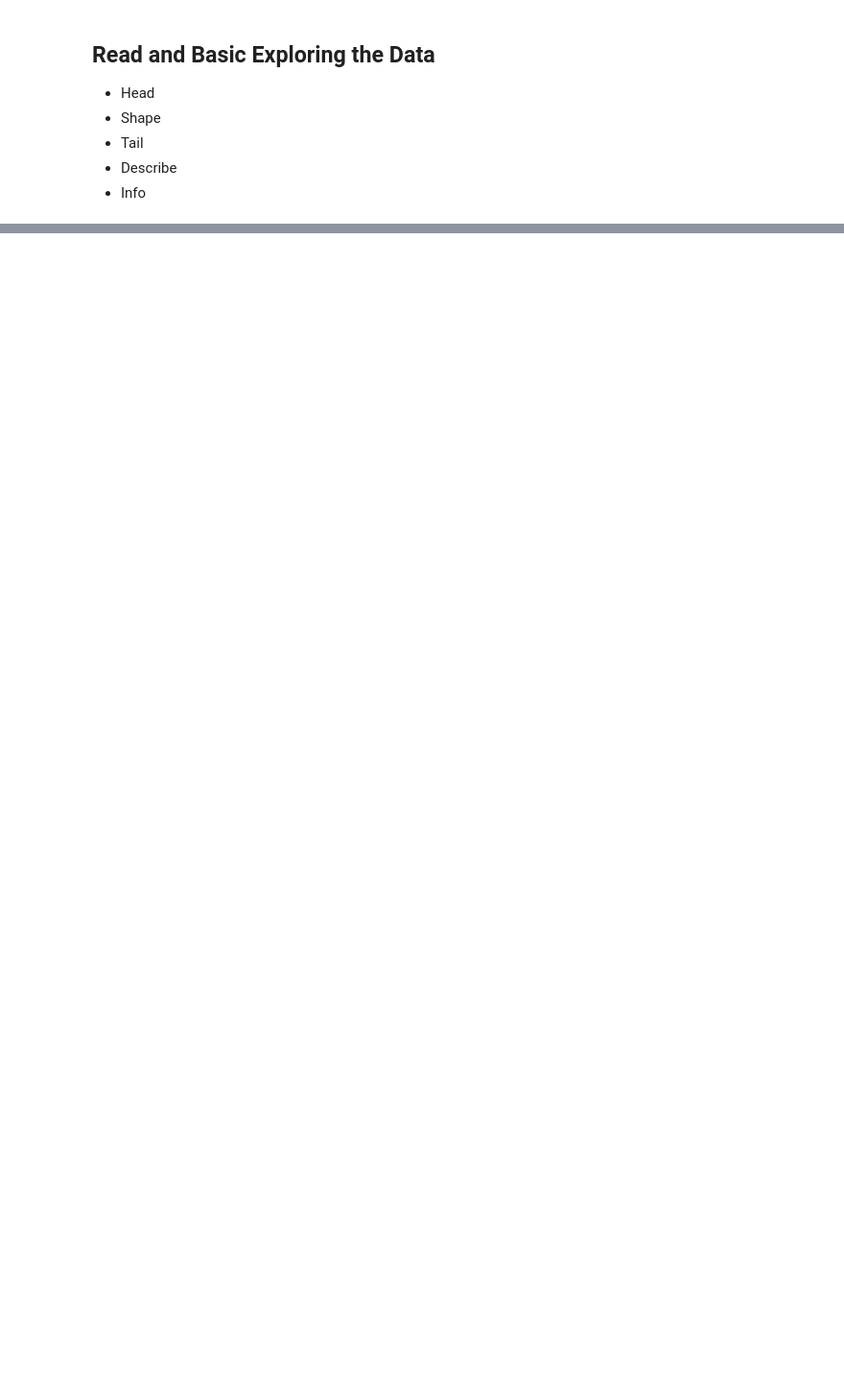
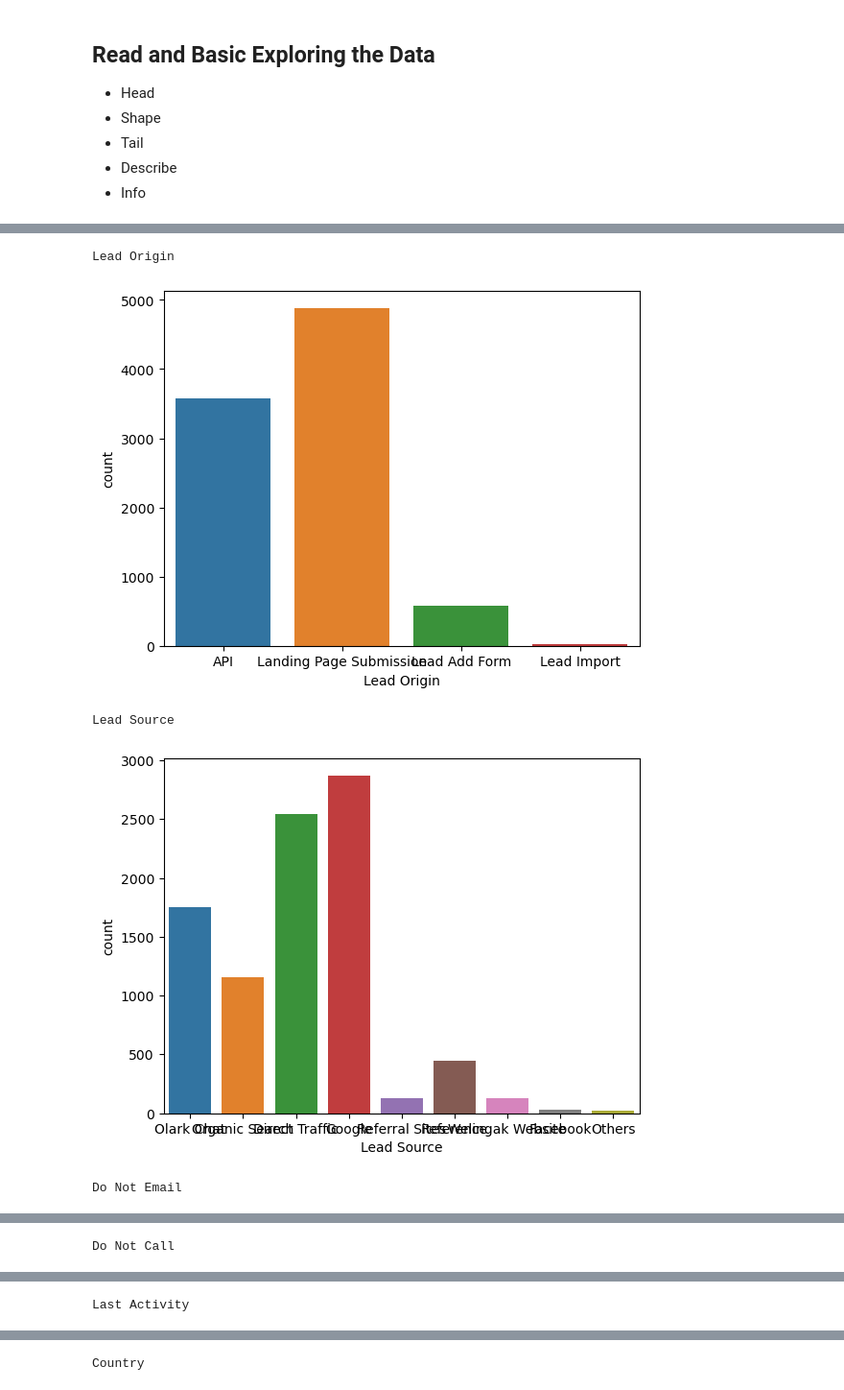
Before and after one commit to Asceticadarsh/lead_scoring_case_study, a Jupyter notebook: lead_scoring_case_study.ipynb, the cells around one changed output, grey strips where cells are left out. Shown at 96% size. Saved outputs shown, nothing was run; the diff lists cells and outputs as text; code cells hidden in the pictures; blank space fills up the shorter version.

```diff
--- a/lead_scoring_case_study.ipynb
+++ b/lead_scoring_case_study.ipynb
@@ -52,0 +469,3 @@ data.tail()
+# %%
+# Droping "Lead Number" it is irrelevent
+df = df.drop(["Lead Number"],axis=1)
@@ -52,0 +493,3 @@ data.tail()
+# %%
+# Fixing two "google"
+df["Lead Source"] = df["Lead Source"].replace("google","Google")
@@ -52,0 +516,6 @@ data.tail()
+# %%
+# Moving values less than 10 to "others"
+others_lead_source = ["bing","Click2call","Social Media","Live Chat","Press_Release","Pay per Click Ads"
+                     ,"blog","WeLearn","welearnblog_Home","youtubechannel","testone","NC_EDM"]
+
+df["Lead Source"] = df["Lead Source"].replace(others_lead_source,"Others")
@@ -52,0 +541,13 @@ data.tail()
+# %%
+# First Creating continues and Categorical Cols list
+cat_cols = list(df.select_dtypes(include="object").columns) # Category list
+
+
+cont_cols = [ col for col in df.columns if col not in cat_cols] # Continues list
+target = df["Converted"]
+
+cat_cols.remove("Prospect ID")  # remove prospect id
+
+print(f"Total Columns: {len(df.columns)}\n"
+      f"Total Category Columns: {len(cat_cols)}\n"
+     f"Total Continues Columns: {len(cont_cols)}")
@@ -52,0 +558,12 @@ data.tail()
+# %%
+# vilualizing category columns
+for i in cat_cols:
+    print(i)
+    sns.countplot(x=df[i])
+    plt.show()
+# %% [output]
+Lead Origin
+[figure, added]
+Lead Source
+[figure, added]
+Do Not Email
@@ -52,0 +571 @@ data.tail()
+Do Not Call
@@ -52,0 +573 @@ data.tail()
+Last Activity
@@ -52,0 +575 @@ data.tail()
+Country
```
Also changed, not shown: parts of 132 cells of this notebook.
